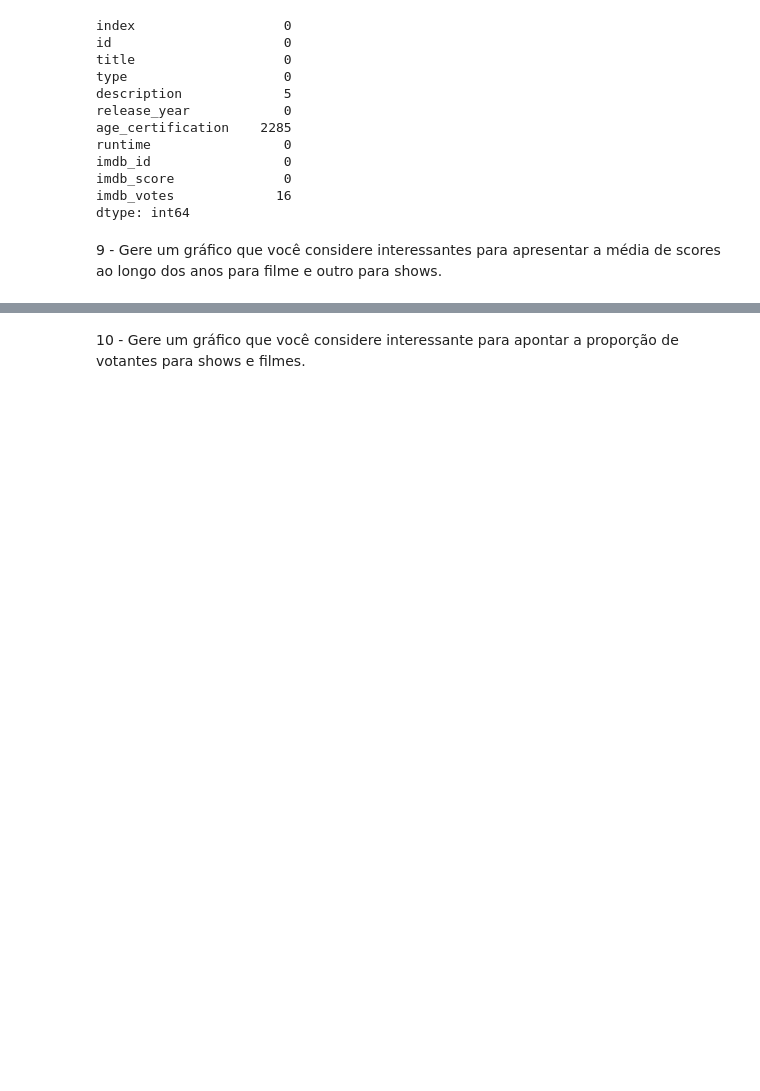
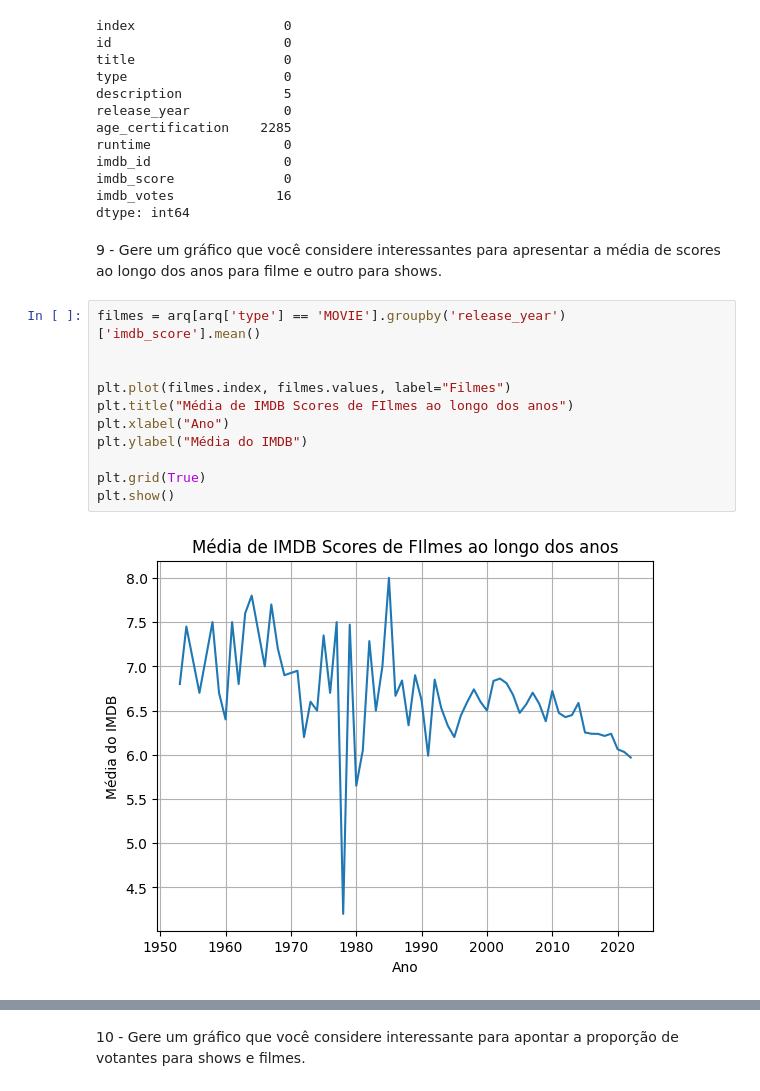
Before and after one commit to haliskipaulo/trabalho-numpy-pandas, a Jupyter notebook: pandas.ipynb, the cells around one changed output, grey strips where cells are left out. Saved outputs shown, nothing was run; the diff lists cells and outputs as text; blank space fills up the shorter version.

```diff
--- a/pandas.ipynb
+++ b/pandas.ipynb
@@ -153,3 +153,16 @@ imdb_votes             16
 dtype: int64
 # %% [markdown]
 9 - Gere um gráfico que você considere interessantes para apresentar a média de scores ao longo dos anos para filme e outro para shows.
+# %%
+filmes = arq[arq['type'] == 'MOVIE'].groupby('release_year')['imdb_score'].mean()
+
+
+plt.plot(filmes.index, filmes.values, label="Filmes")
+plt.title("Média de IMDB Scores de FIlmes ao longo dos anos")
+plt.xlabel("Ano")
+plt.ylabel("Média do IMDB")
+
+plt.grid(True)
+plt.show()
+# %% [output]
+[figure, added]
```
Also changed, not shown: parts of 2 cells of this notebook.
